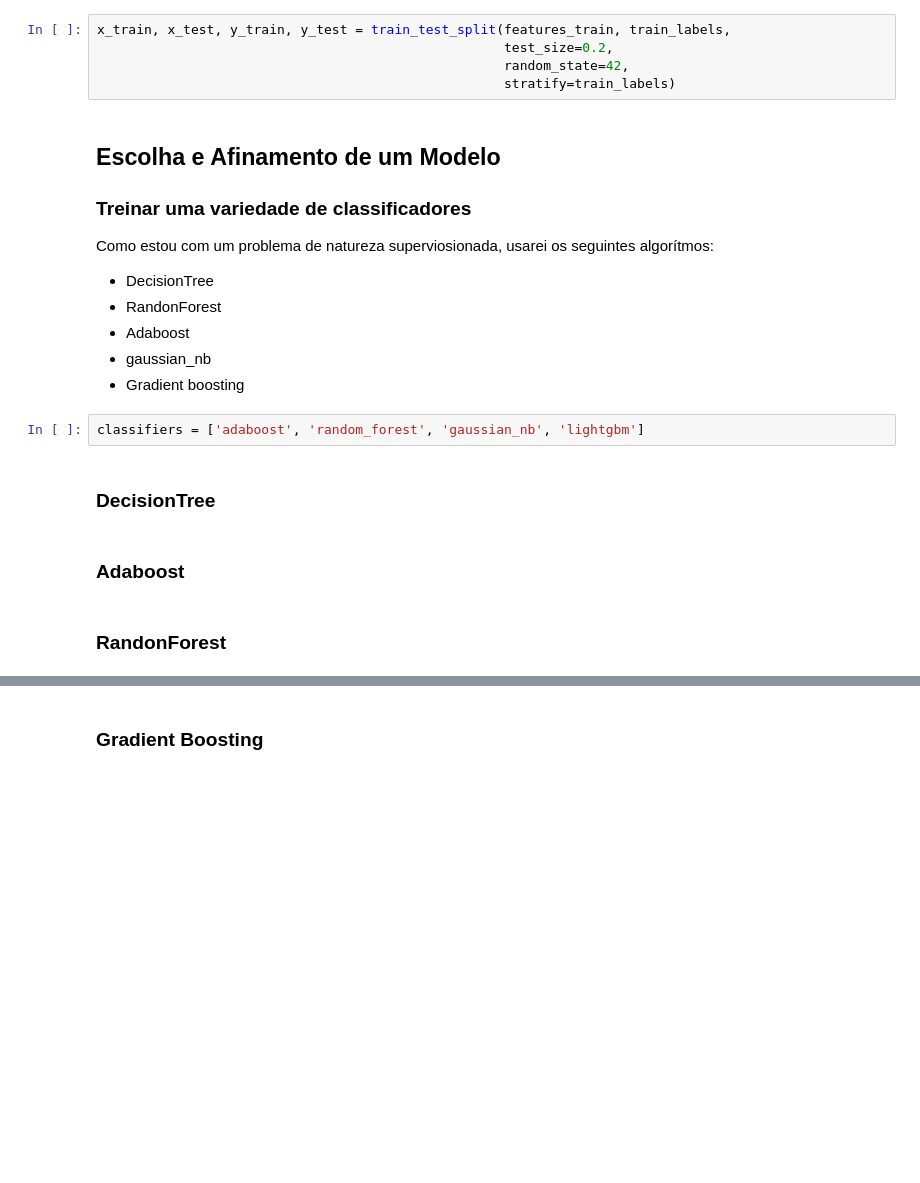
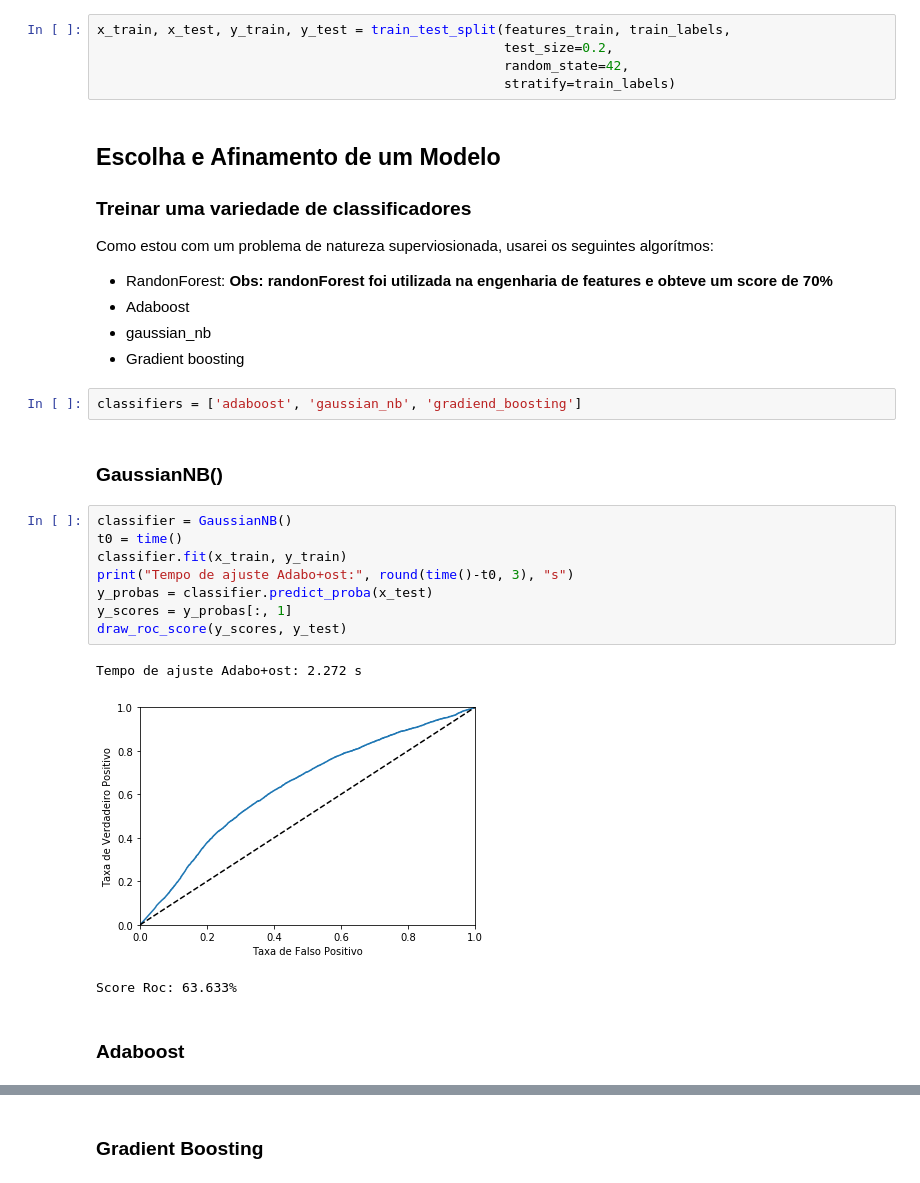
Before and after one commit to vyniciuss/NDG_ml_Home_Credit, a Jupyter notebook: Home_Credit_MS.ipynb, the cells around one changed output, grey strips where cells are left out. Saved outputs shown, nothing was run; the diff lists cells and outputs as text; blank space fills up the shorter version.

Commit message:
visualizando o desempenho dos modelos

```diff
--- a/Home_Credit_MS.ipynb
+++ b/Home_Credit_MS.ipynb
@@ -87,16 +90,25 @@ x_train, x_test, y_train, y_test = train_test_split(features_train, train_labels
 
 Como estou com um problema de natureza superviosionada, usarei os seguintes algorítmos:
 
-- DecisionTree
-- RandonForest
+- RandonForest: **Obs: randonForest foi utilizada na engenharia de features e obteve um score de 70%**
 - Adaboost
 - gaussian_nb
 - Gradient boosting
 # %%
-classifiers = ['adaboost', 'random_forest', 'gaussian_nb', 'lightgbm']
+classifiers = ['adaboost', 'gaussian_nb', 'gradiend_boosting']
 # %% [markdown]
-### DecisionTree
+### GaussianNB()
+# %%
+classifier = GaussianNB()
+t0 = time()
+classifier.fit(x_train, y_train)
+print("Tempo de ajuste Adabo+ost:", round(time()-t0, 3), "s")
+y_probas = classifier.predict_proba(x_test)
+y_scores = y_probas[:, 1]
+draw_roc_score(y_scores, y_test)
+# %% [output]
+Tempo de ajuste Adabo+ost: 2.272 s
+[figure, added]
+Score Roc: 63.633%
 # %% [markdown]
 ### Adaboost
-# %% [markdown]
-### RandonForest
```
Also changed, not shown: parts of 6 cells of this notebook.
